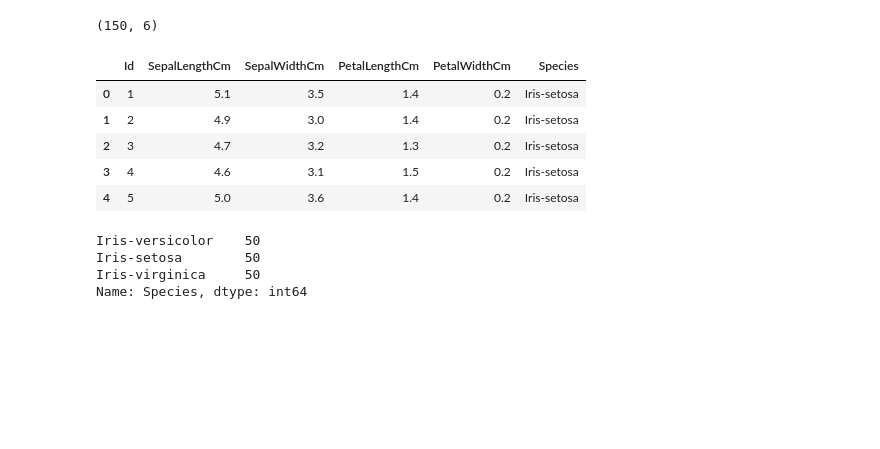
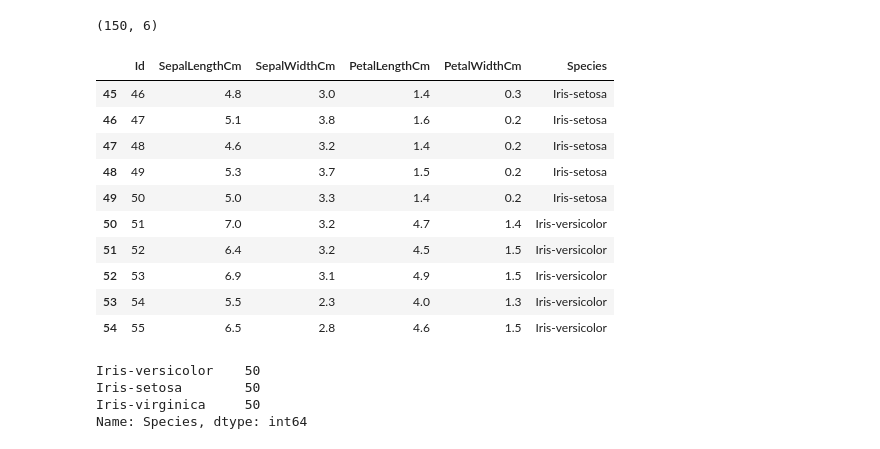
Before and after one commit to mantoan-thi/Machine-Learning-Projects-with-Python, a Jupyter notebook: Inteligência_Artificial_e_Machine_Learning.ipynb, the cells around one changed output. Saved outputs shown, nothing was run; the diff lists cells and outputs as text; code cells hidden in the pictures; blank space fills up the shorter version.

```diff
--- a/Inteligência_Artificial_e_Machine_Learning.ipynb
+++ b/Inteligência_Artificial_e_Machine_Learning.ipynb
@@ -60,14 +60,19 @@ df.shape
 (150, 6)
 # %%
 # Visualizando
-df.head()
+df[45:55]
 # %% [output]
 |  | Id | SepalLengthCm | SepalWidthCm | PetalLengthCm | PetalWidthCm | Species |
-| 0 | 1 | 5.1 | 3.5 | 1.4 | 0.2 | Iris-setosa |
-| 1 | 2 | 4.9 | 3.0 | 1.4 | 0.2 | Iris-setosa |
-| 2 | 3 | 4.7 | 3.2 | 1.3 | 0.2 | Iris-setosa |
-| 3 | 4 | 4.6 | 3.1 | 1.5 | 0.2 | Iris-setosa |
-| 4 | 5 | 5.0 | 3.6 | 1.4 | 0.2 | Iris-setosa |
+| 45 | 46 | 4.8 | 3.0 | 1.4 | 0.3 | Iris-setosa |
+| 46 | 47 | 5.1 | 3.8 | 1.6 | 0.2 | Iris-setosa |
+| 47 | 48 | 4.6 | 3.2 | 1.4 | 0.2 | Iris-setosa |
+| 48 | 49 | 5.3 | 3.7 | 1.5 | 0.2 | Iris-setosa |
+| 49 | 50 | 5.0 | 3.3 | 1.4 | 0.2 | Iris-setosa |
+| 50 | 51 | 7.0 | 3.2 | 4.7 | 1.4 | Iris-versicolor |
+| 51 | 52 | 6.4 | 3.2 | 4.5 | 1.5 | Iris-versicolor |
+| 52 | 53 | 6.9 | 3.1 | 4.9 | 1.5 | Iris-versicolor |
+| 53 | 54 | 5.5 | 2.3 | 4.0 | 1.3 | Iris-versicolor |
+| 54 | 55 | 6.5 | 2.8 | 4.6 | 1.5 | Iris-versicolor |
 # %%
 # Chasses
 df['Species'].value_counts()
```
Also changed, not shown: parts of 4 cells of this notebook.
